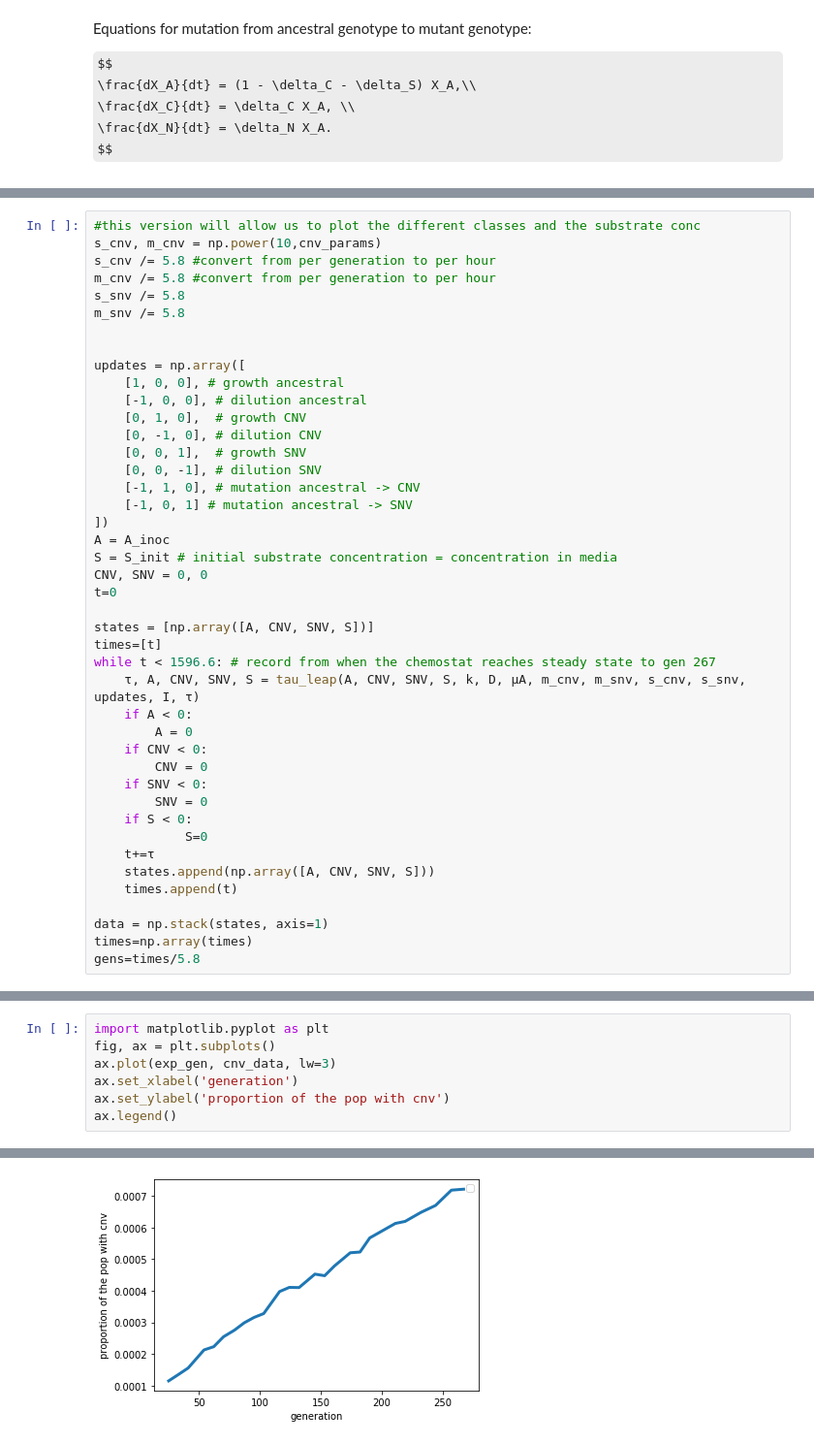
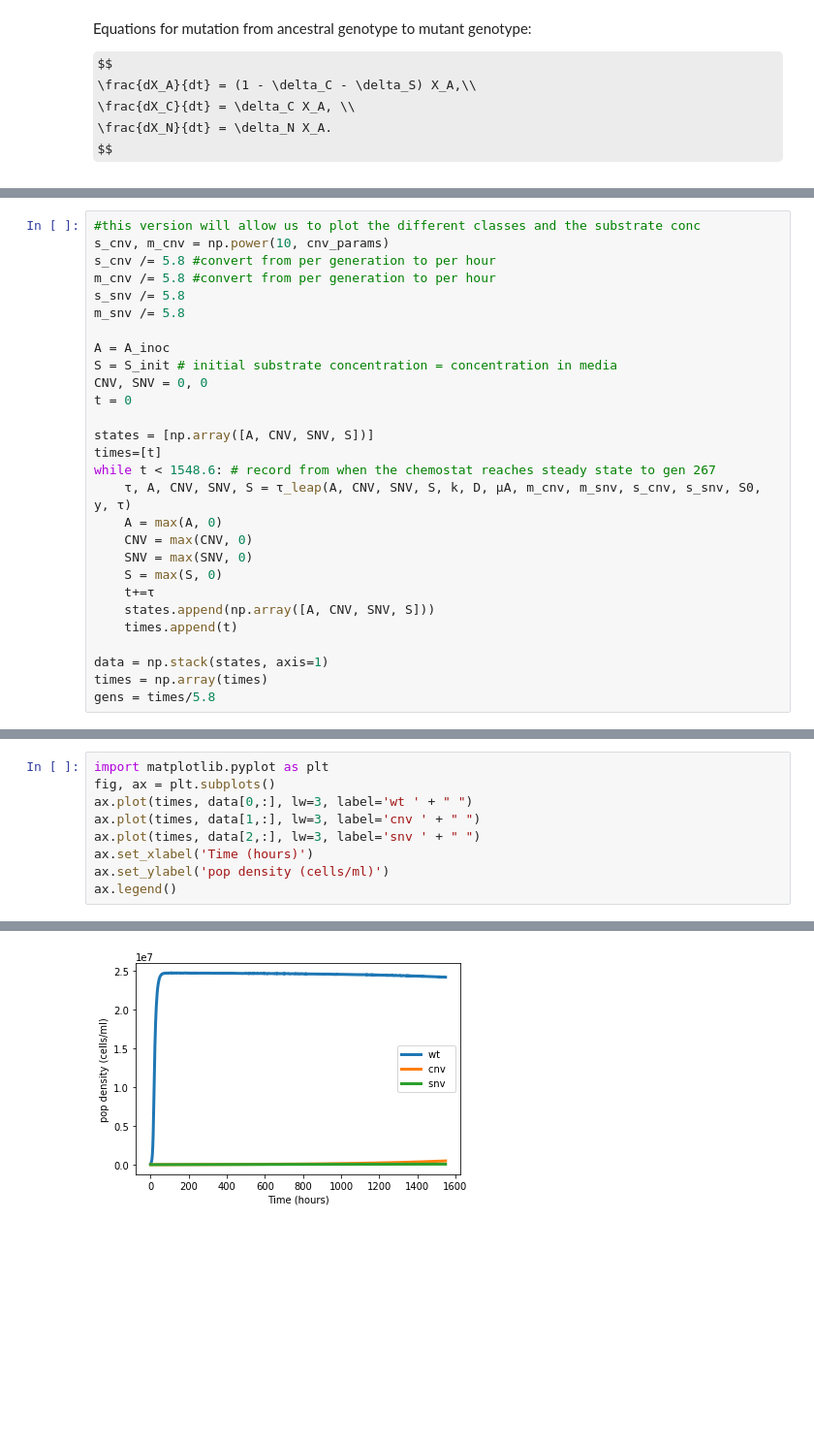
Before and after one commit to graceave/cnv_sims_inference, a Jupyter notebook: chemo_model.ipynb, the cells around one changed output, grey strips where cells are left out. Shown: that part at 97% size. Cells and saved outputs as stored; diff of their text form; some formulas as TeX source; blank space fills up the shorter version.

```diff
--- a/chemo_model.ipynb
+++ b/chemo_model.ipynb
@@ -253,43 +297,28 @@ exp_gen = np.array([25,33,41,54,62,70,79,87,95,103,116,124,132,145,153,161,174,1
 # %%
 #this version will allow us to plot the different classes and the substrate conc
-s_cnv, m_cnv = np.power(10,cnv_params)
+s_cnv, m_cnv = np.power(10, cnv_params)
 s_cnv /= 5.8 #convert from per generation to per hour
 m_cnv /= 5.8 #convert from per generation to per hour
 s_snv /= 5.8
 m_snv /= 5.8
 
-
-updates = np.array([
-    [1, 0, 0], # growth ancestral
-    [-1, 0, 0], # dilution ancestral
-    [0, 1, 0],  # growth CNV
-    [0, -1, 0], # dilution CNV
-    [0, 0, 1],  # growth SNV
-    [0, 0, -1], # dilution SNV
-    [-1, 1, 0], # mutation ancestral -> CNV
-    [-1, 0, 1] # mutation ancestral -> SNV
-])
 A = A_inoc
 S = S_init # initial substrate concentration = concentration in media
 CNV, SNV = 0, 0
-t=0
+t = 0
 
 states = [np.array([A, CNV, SNV, S])]
 times=[t]
-while t < 1596.6: # record from when the chemostat reaches steady state to gen 267
-    τ, A, CNV, SNV, S = tau_leap(A, CNV, SNV, S, k, D, μA, m_cnv, m_snv, s_cnv, s_snv, updates, I, τ)
-    if A < 0:
-        A = 0
-    if CNV < 0:
-        CNV = 0
-    if SNV < 0:
-        SNV = 0
-    if S < 0:
-            S=0
+while t < 1548.6: # record from when the chemostat reaches steady state to gen 267
+    τ, A, CNV, SNV, S = τ_leap(A, CNV, SNV, S, k, D, μA, m_cnv, m_snv, s_cnv, s_snv, S0, y, τ)
+    A = max(A, 0)
+    CNV = max(CNV, 0)
+    SNV = max(SNV, 0)
+    S = max(S, 0)
     t+=τ
     states.append(np.array([A, CNV, SNV, S]))
     times.append(t)
 
 data = np.stack(states, axis=1)
-times=np.array(times)
-gens=times/5.8
+times = np.array(times)
+gens = times/5.8
@@ -299,8 +325,10 @@ cnv_data = CNVsimulator_simpleChemo(A_inoc, S_init, k, D, μA, m_snv, s_snv, I,
 # %%
 import matplotlib.pyplot as plt
 fig, ax = plt.subplots()
-ax.plot(exp_gen, cnv_data, lw=3)
-ax.set_xlabel('generation')
-ax.set_ylabel('proportion of the pop with cnv')
+ax.plot(times, data[0,:], lw=3, label='wt ' + " ")
+ax.plot(times, data[1,:], lw=3, label='cnv ' + " ")
+ax.plot(times, data[2,:], lw=3, label='snv ' + " ")
+ax.set_xlabel('Time (hours)')
+ax.set_ylabel('pop density (cells/ml)')
 ax.legend()
 # %% [output]
@@ -309 +336 @@ No handles with labels found to put in legend.
-[figure, old version]
+[figure, new version]
```
Also changed, not shown: parts of 13 cells of this notebook, 3 other files.
